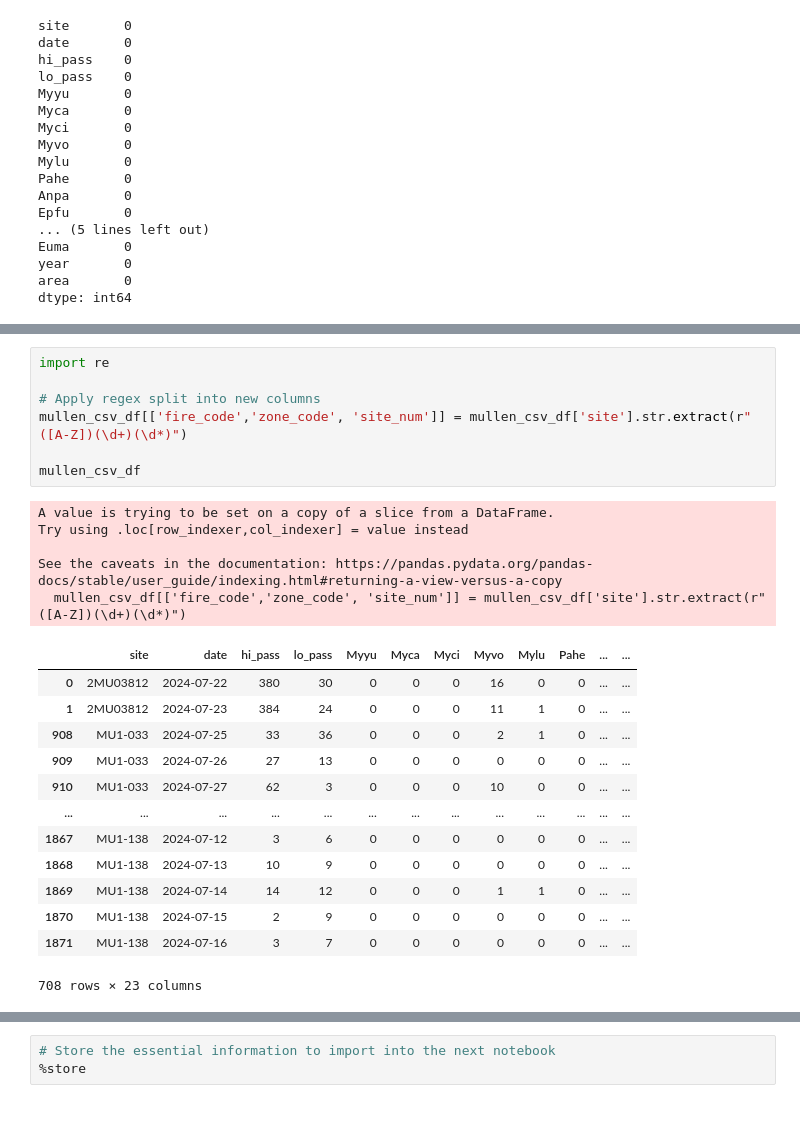
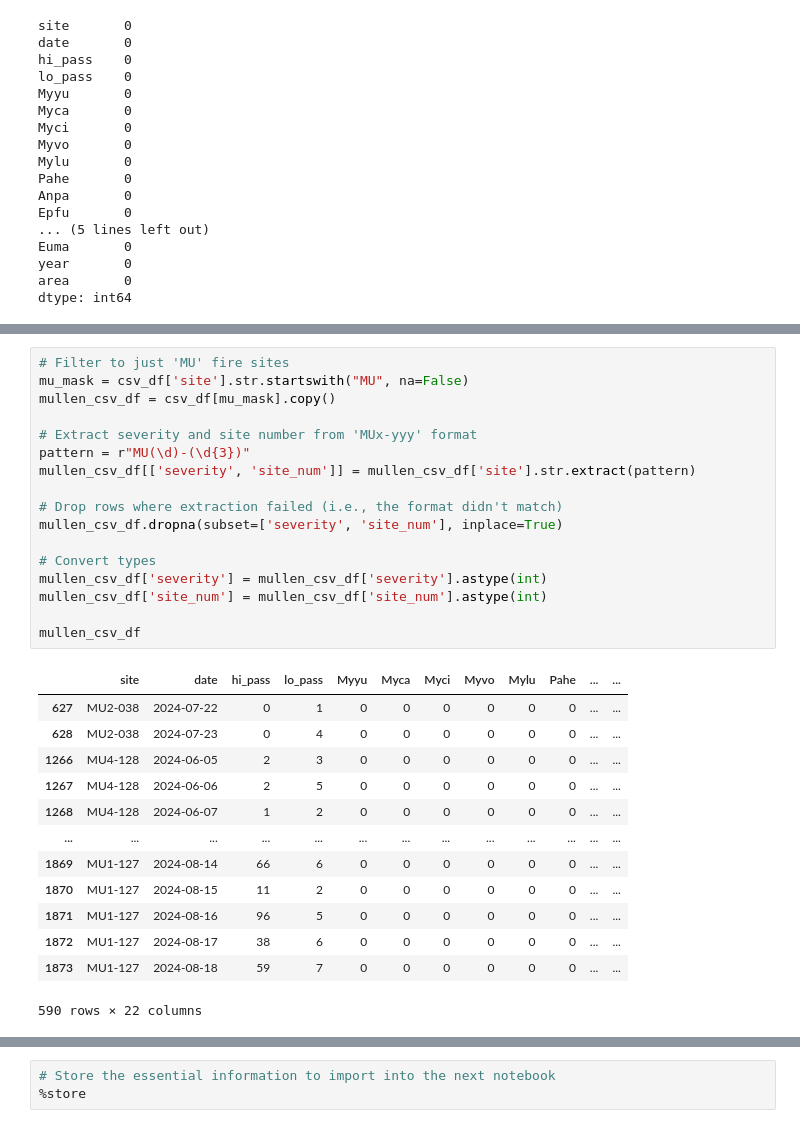
Before and after one commit to ZimmZone/wildlife_fire_response, a Jupyter notebook: 03_import_data.ipynb, the cells around one changed output, grey strips where cells are left out. Cells and saved outputs as stored; diff of their text form.

```diff
--- a/03_import_data.ipynb
+++ b/03_import_data.ipynb
@@ -130,27 +137,32 @@ mullen_csv_df
 708 rows × 20 columns
-# %%
-import re
-
-# Apply regex split into new columns
-mullen_csv_df[['fire_code','zone_code', 'site_num']] = mullen_csv_df['site'].str.extract(r"([A-Z])(\d+)(\d*)")
-
-mullen_csv_df
-# %% [output]
-A value is trying to be set on a copy of a slice from a DataFrame.
-Try using .loc[row_indexer,col_indexer] = value instead
-
-See the caveats in the documentation: https://pandas.pydata.org/pandas-docs/stable/user_guide/indexing.html#returning-a-view-versus-a-copy
-  mullen_csv_df[['fire_code','zone_code', 'site_num']] = mullen_csv_df['site'].str.extract(r"([A-Z])(\d+)(\d*)")
-|  | site | date | hi_pass | lo_pass | Myyu | Myca | Myci | Myvo | Mylu | Pahe | ... | ... |
-| 0 | 2MU03812 | 2024-07-22 | 380 | 30 | 0 | 0 | 0 | 16 | 0 | 0 | ... | ... |
-| 1 | 2MU03812 | 2024-07-23 | 384 | 24 | 0 | 0 | 0 | 11 | 1 | 0 | ... | ... |
-| 908 | MU1-033 | 2024-07-25 | 33 | 36 | 0 | 0 | 0 | 2 | 1 | 0 | ... | ... |
-| 909 | MU1-033 | 2024-07-26 | 27 | 13 | 0 | 0 | 0 | 0 | 0 | 0 | ... | ... |
-| 910 | MU1-033 | 2024-07-27 | 62 | 3 | 0 | 0 | 0 | 10 | 0 | 0 | ... | ... |
-| ... | ... | ... | ... | ... | ... | ... | ... | ... | ... | ... | ... | ... |
-| 1867 | MU1-138 | 2024-07-12 | 3 | 6 | 0 | 0 | 0 | 0 | 0 | 0 | ... | ... |
-| 1868 | MU1-138 | 2024-07-13 | 10 | 9 | 0 | 0 | 0 | 0 | 0 | 0 | ... | ... |
-| 1869 | MU1-138 | 2024-07-14 | 14 | 12 | 0 | 0 | 0 | 1 | 1 | 0 | ... | ... |
-| 1870 | MU1-138 | 2024-07-15 | 2 | 9 | 0 | 0 | 0 | 0 | 0 | 0 | ... | ... |
-| 1871 | MU1-138 | 2024-07-16 | 3 | 7 | 0 | 0 | 0 | 0 | 0 | 0 | ... | ... |
-708 rows × 23 columns
+# %%
+# Filter to just 'MU' fire sites
+mu_mask = csv_df['site'].str.startswith("MU", na=False)
+mullen_csv_df = csv_df[mu_mask].copy()
+
+# Extract severity and site number from 'MUx-yyy' format
+pattern = r"MU(\d)-(\d{3})"
+mullen_csv_df[['severity', 'site_num']] = mullen_csv_df['site'].str.extract(pattern)
+
+# Drop rows where extraction failed (i.e., the format didn't match)
+mullen_csv_df.dropna(subset=['severity', 'site_num'], inplace=True)
+
+# Convert types
+mullen_csv_df['severity'] = mullen_csv_df['severity'].astype(int)
+mullen_csv_df['site_num'] = mullen_csv_df['site_num'].astype(int)
+
+mullen_csv_df
+# %% [output]
+|  | site | date | hi_pass | lo_pass | Myyu | Myca | Myci | Myvo | Mylu | Pahe | ... | ... |
+| 627 | MU2-038 | 2024-07-22 | 0 | 1 | 0 | 0 | 0 | 0 | 0 | 0 | ... | ... |
+| 628 | MU2-038 | 2024-07-23 | 0 | 4 | 0 | 0 | 0 | 0 | 0 | 0 | ... | ... |
+| 1266 | MU4-128 | 2024-06-05 | 2 | 3 | 0 | 0 | 0 | 0 | 0 | 0 | ... | ... |
+| 1267 | MU4-128 | 2024-06-06 | 2 | 5 | 0 | 0 | 0 | 0 | 0 | 0 | ... | ... |
+| 1268 | MU4-128 | 2024-06-07 | 1 | 2 | 0 | 0 | 0 | 0 | 0 | 0 | ... | ... |
+| ... | ... | ... | ... | ... | ... | ... | ... | ... | ... | ... | ... | ... |
+| 1869 | MU1-127 | 2024-08-14 | 66 | 6 | 0 | 0 | 0 | 0 | 0 | 0 | ... | ... |
+| 1870 | MU1-127 | 2024-08-15 | 11 | 2 | 0 | 0 | 0 | 0 | 0 | 0 | ... | ... |
+| 1871 | MU1-127 | 2024-08-16 | 96 | 5 | 0 | 0 | 0 | 0 | 0 | 0 | ... | ... |
+| 1872 | MU1-127 | 2024-08-17 | 38 | 6 | 0 | 0 | 0 | 0 | 0 | 0 | ... | ... |
+| 1873 | MU1-127 | 2024-08-18 | 59 | 7 | 0 | 0 | 0 | 0 | 0 | 0 | ... | ... |
+590 rows × 22 columns
```
Also changed, not shown: parts of 11 cells of this notebook.
